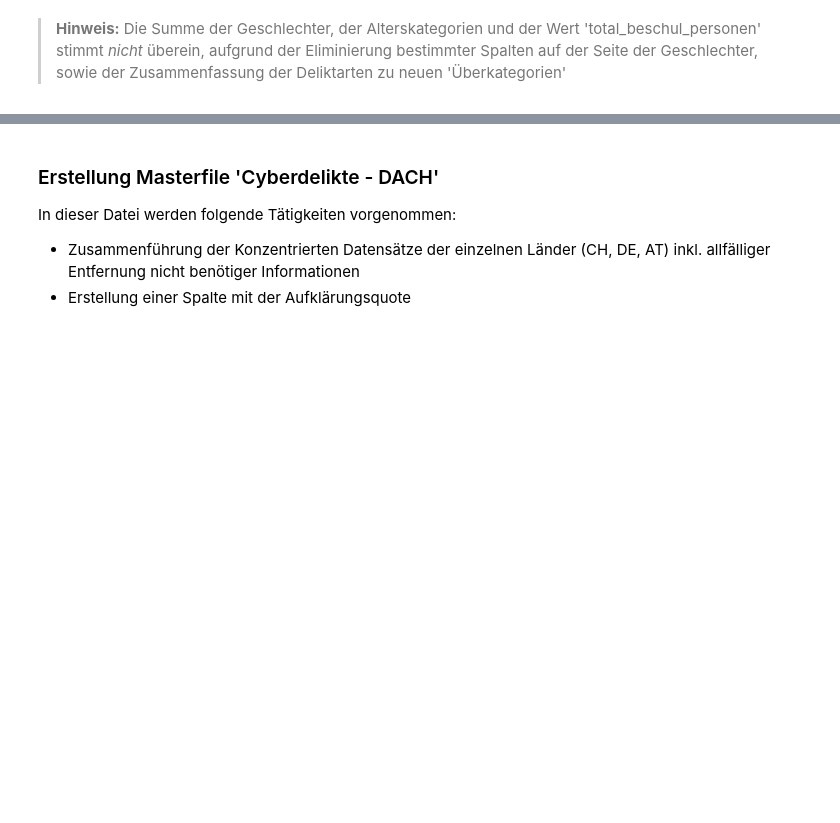
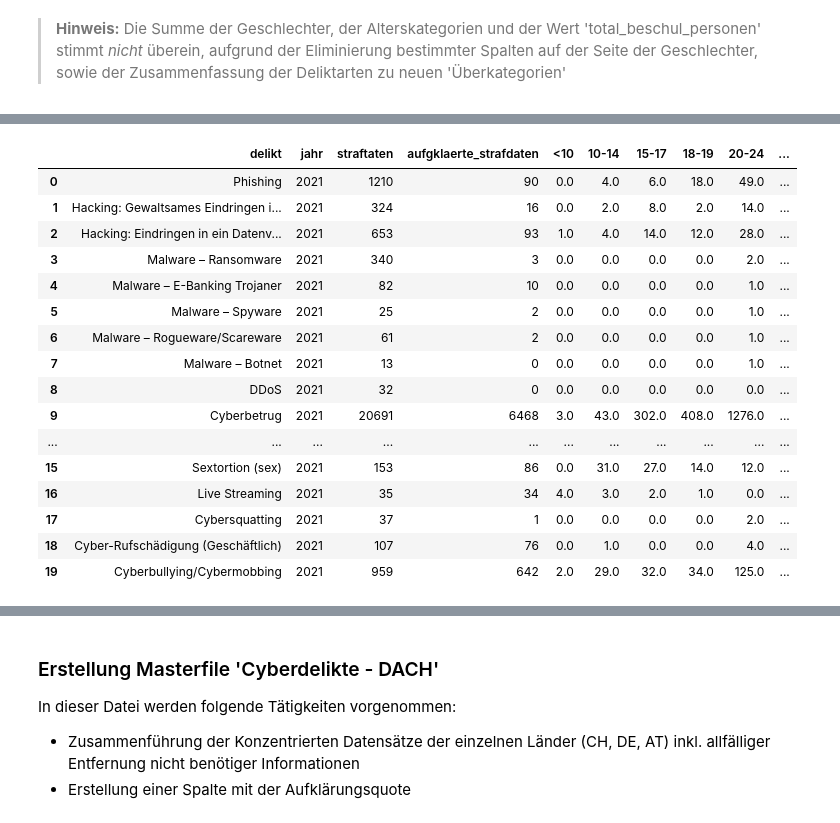
Before and after one commit to baumannf/bina_module, a Jupyter notebook: BINA_LN1_CybercrimeAnalytics.ipynb, the cells around one changed output, grey strips where cells are left out. Drawn from its saved outputs; the diff is of its cells as text; code cells hidden in the pictures; blank space fills up the shorter version.

```diff
--- a/BINA_LN1_CybercrimeAnalytics.ipynb
+++ b/BINA_LN1_CybercrimeAnalytics.ipynb
@@ -2327,0 +2441,17 @@ temp_df_ch_2020.describe()
+# %%
+# Cast the age groups and the gender groups to datatype float
+temp_df_ch_2021_opf['<10'] = temp_df_ch_2021_opf['<10'].astype(float)
+temp_df_ch_2021_opf['10-14'] = temp_df_ch_2021_opf['10-14'].astype(float)
+temp_df_ch_2021_opf['15-17'] = temp_df_ch_2021_opf['15-17'].astype(float)
+temp_df_ch_2021_opf['18-19'] = temp_df_ch_2021_opf['18-19'].astype(float)
+temp_df_ch_2021_opf['20-24'] = temp_df_ch_2021_opf['20-24'].astype(float)
+temp_df_ch_2021_opf['25-29'] = temp_df_ch_2021_opf['25-29'].astype(float)
+temp_df_ch_2021_opf['30-34'] = temp_df_ch_2021_opf['30-34'].astype(float)
+temp_df_ch_2021_opf['35-39'] = temp_df_ch_2021_opf['35-39'].astype(float)
+temp_df_ch_2021_opf['40-49'] = temp_df_ch_2021_opf['40-49'].astype(float)
+temp_df_ch_2021_opf['50-59'] = temp_df_ch_2021_opf['50-59'].astype(float)
+temp_df_ch_2021_opf['60-69'] = temp_df_ch_2021_opf['60-69'].astype(float)
+temp_df_ch_2021_opf['70+'] = temp_df_ch_2021_opf['70+'].astype(float)
+temp_df_ch_2021_opf['mann'] = temp_df_ch_2021_opf['mann'].astype(float)
+temp_df_ch_2021_opf['frau'] = temp_df_ch_2021_opf['frau'].astype(float)
+temp_df_ch_2021_opf.dtypes
@@ -2327,0 +2477,23 @@ temp_df_ch_2020.describe()
+# %%
+# Add new column 'jahr' with the value '2020'
+temp_df_ch_2021_opf.insert(1,"jahr",2021)
+
+temp_df_ch_2021_opf
+# %% [output]
+|  | delikt | jahr | straftaten | aufgklaerte_strafdaten | <10 | 10-14 | 15-17 | 18-19 | 20-24 | ... |
+| 0 | Phishing | 2021 | 1210 | 90 | 0.0 | 4.0 | 6.0 | 18.0 | 49.0 | ... |
+| 1 | Hacking: Gewaltsames Eindringen i... | 2021 | 324 | 16 | 0.0 | 2.0 | 8.0 | 2.0 | 14.0 | ... |
+| 2 | Hacking: Eindringen in ein Datenv... | 2021 | 653 | 93 | 1.0 | 4.0 | 14.0 | 12.0 | 28.0 | ... |
+| 3 | Malware – Ransomware | 2021 | 340 | 3 | 0.0 | 0.0 | 0.0 | 0.0 | 2.0 | ... |
+| 4 | Malware – E-Banking Trojaner | 2021 | 82 | 10 | 0.0 | 0.0 | 0.0 | 0.0 | 1.0 | ... |
+| 5 | Malware – Spyware | 2021 | 25 | 2 | 0.0 | 0.0 | 0.0 | 0.0 | 1.0 | ... |
+| 6 | Malware – Rogueware/Scareware | 2021 | 61 | 2 | 0.0 | 0.0 | 0.0 | 0.0 | 1.0 | ... |
+| 7 | Malware – Botnet | 2021 | 13 | 0 | 0.0 | 0.0 | 0.0 | 0.0 | 1.0 | ... |
+| 8 | DDoS | 2021 | 32 | 0 | 0.0 | 0.0 | 0.0 | 0.0 | 0.0 | ... |
+| 9 | Cyberbetrug | 2021 | 20691 | 6468 | 3.0 | 43.0 | 302.0 | 408.0 | 1276.0 | ... |
+| ... | ... | ... | ... | ... | ... | ... | ... | ... | ... | ... |
+| 15 | Sextortion (sex) | 2021 | 153 | 86 | 0.0 | 31.0 | 27.0 | 14.0 | 12.0 | ... |
+| 16 | Live Streaming | 2021 | 35 | 34 | 4.0 | 3.0 | 2.0 | 1.0 | 0.0 | ... |
+| 17 | Cybersquatting | 2021 | 37 | 1 | 0.0 | 0.0 | 0.0 | 0.0 | 2.0 | ... |
+| 18 | Cyber-Rufschädigung (Geschäftlich) | 2021 | 107 | 76 | 0.0 | 1.0 | 0.0 | 0.0 | 4.0 | ... |
+| 19 | Cyberbullying/Cybermobbing | 2021 | 959 | 642 | 2.0 | 29.0 | 32.0 | 34.0 | 125.0 | ... |
```
Also changed, not shown: parts of 54 cells of this notebook.
